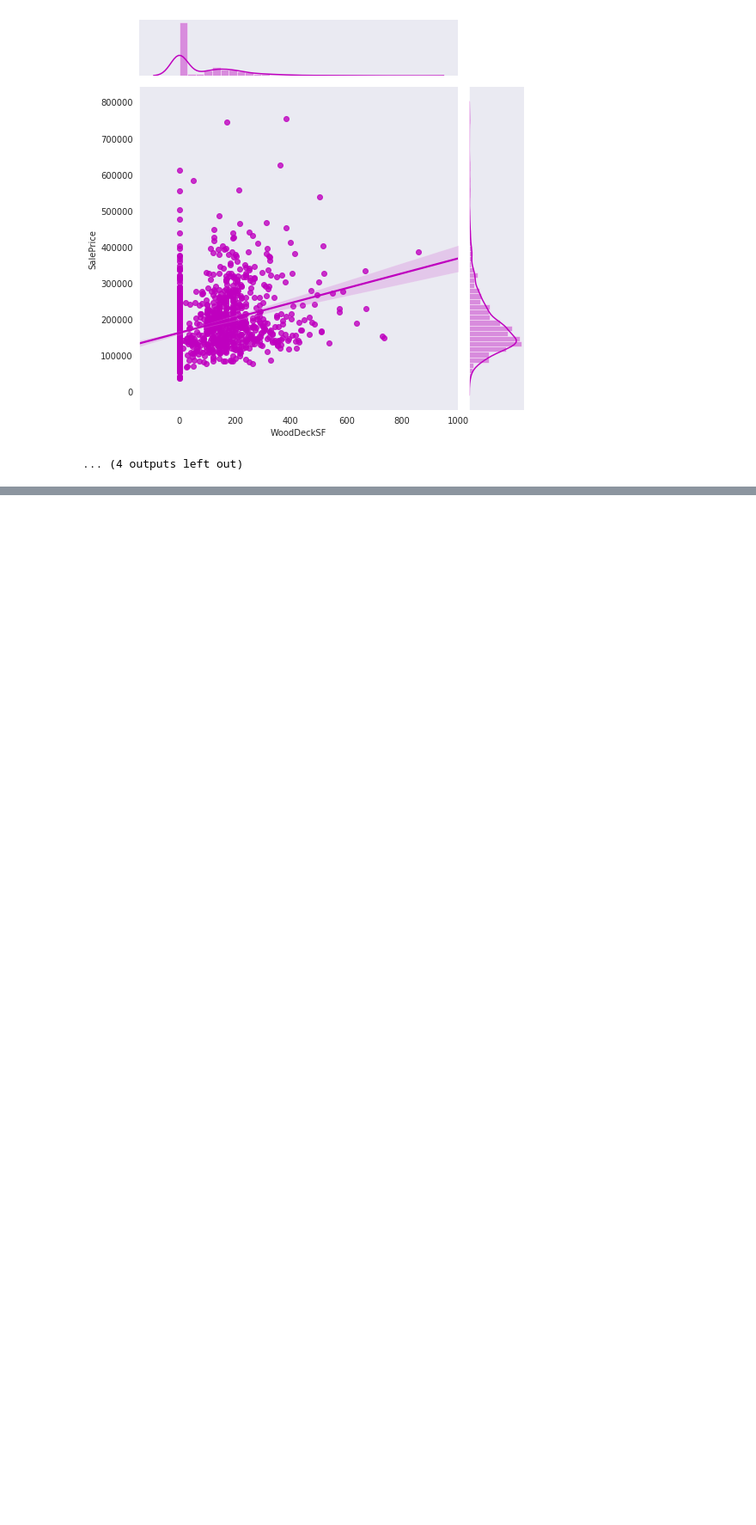
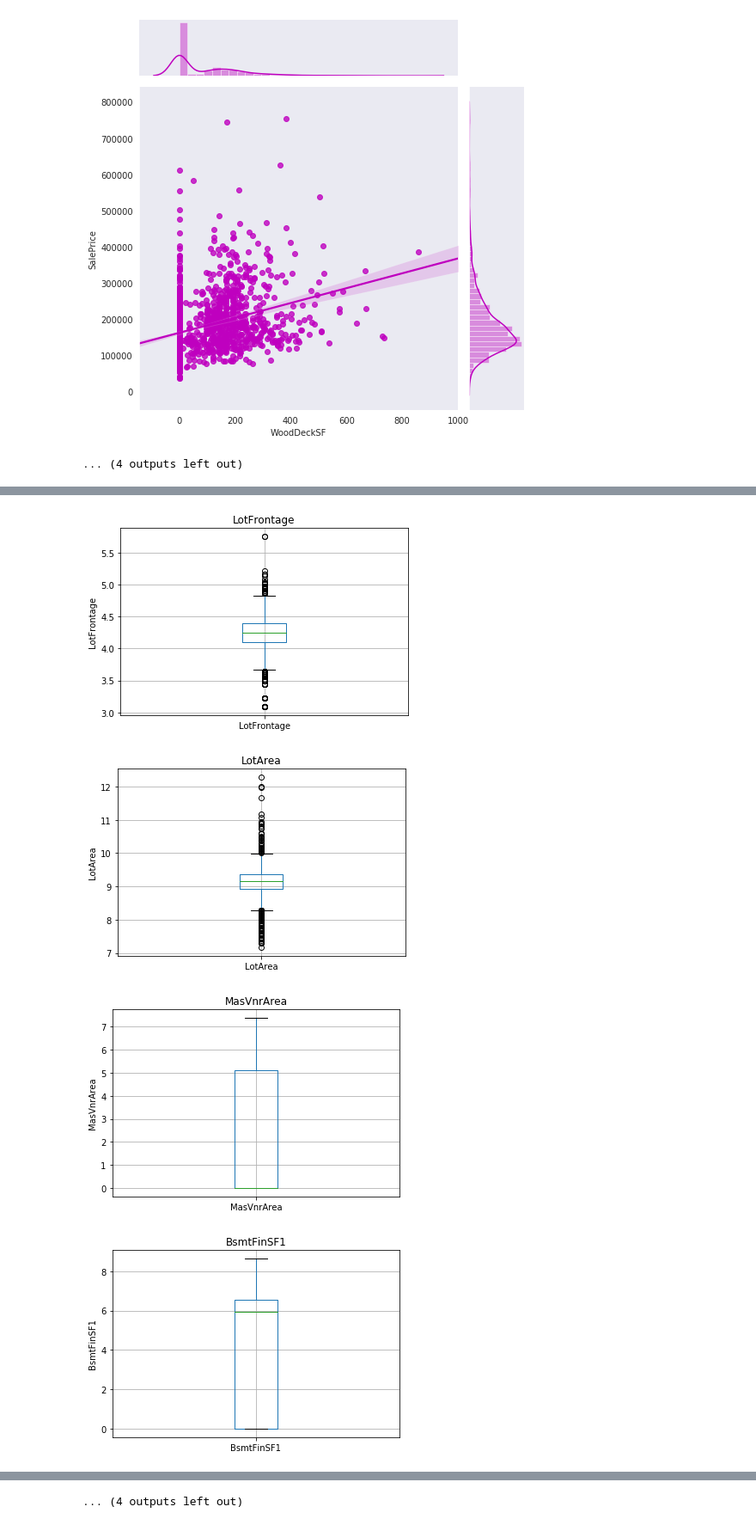
Before and after one commit to rajkhona/Housepriceprediction, a Jupyter notebook: house_price_prediction.ipynb, the cells around one changed output, grey strips where cells are left out. Shown at 86% size. Cells and saved outputs as stored; diff of their text form; code cells hidden in the pictures; blank space fills up the shorter version.

Commit message:
log transformation & Categorical data analysis

```diff
--- a/house_price_prediction.ipynb
+++ b/house_price_prediction.ipynb
@@ -201,0 +214,16 @@ for feature in conti_features:
+# %%
+# We will be using logarithmic transformation and check if there are any outliers.
+data = training_data.copy()
+for feature in conti_features:
+    training_data[feature] = np.log(training_data[feature] + 1)
+    training_data.boxplot(column=feature)
+    plt.ylabel(feature)
+    plt.title(feature)
+    plt.show()
+
+# We'll need to work on outliers and exclude some features that have high 0 values.
+# %% [output]
+[figure, added]
+[figure, added]
+[figure, added]
+[figure, added]
@@ -201,0 +238 @@ for feature in conti_features:
+... (4 outputs left out)
```
Also changed, not shown: parts of 5 cells of this notebook.
